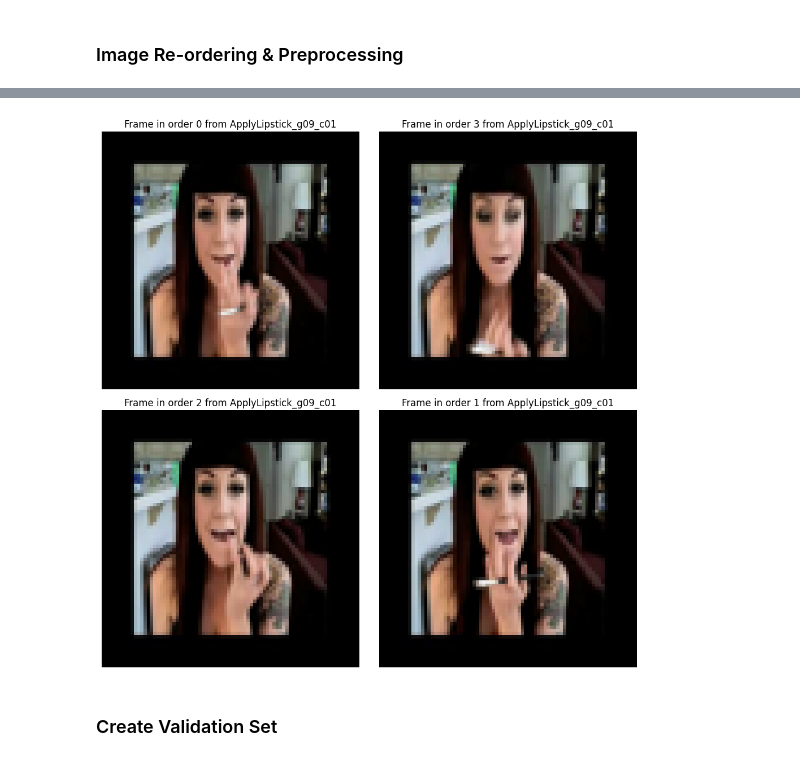
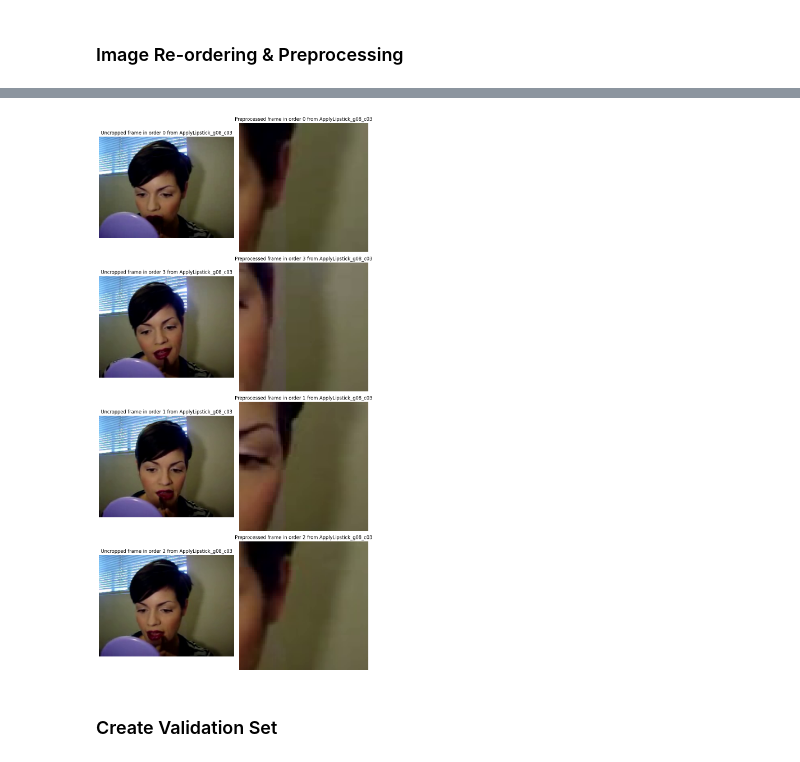
Before and after one commit to erikjsun/OPN-masterthesis, a Jupyter notebook: exjobb.ipynb, the cells around one changed output, grey strips where cells are left out. Saved outputs shown, nothing was run; the diff lists cells and outputs as text; code cells hidden in the pictures.

Commit message:
implemented spatial jittering

```diff
--- a/exjobb.ipynb
+++ b/exjobb.ipynb
@@ -286,14 +293,19 @@ class PreprocessedTemporalFourData(Dataset):
         # Convert the frame label to a PyTorch tensor
         frame_order_label = torch.tensor(frame_order_label)
 
+        # Define the jittering outside the loop
+        sjdis = 5
+        startx = np.random.randint(0, selected_frames[0].shape[1] - self.imagesize)
+        starty = np.random.randint(0, selected_frames[0].shape[0] - self.imagesize)
+        shift_x = np.random.randint(-sjdis, sjdis)
+        shift_y = np.random.randint(-sjdis, sjdis)
+
         preprocessed_frames = []
+        uncropped_frames = []
 
         for i, frame in enumerate(selected_frames):
             # Convert the numpy array to an image
             frame = Image.fromarray(frame.astype('uint8'))
-
-            # Resize the frame
-            frame = frame.resize((self.imagesize, self.imagesize))
 
             ## Ensure the frame has three channels
             #frame = frame.convert("RGB")
@@ -303,14 +315,18 @@ class PreprocessedTemporalFourData(Dataset):
 
             # Subtract the mean
             #frame = frame - self.mean #(TODO check if this is correct)
+            preprocessed_frame = self.spatial_jitter(frame, startx, starty, shift_x, shift_y)
+            #preprocessed_frame = self.preprocess(frame)
 
-            preprocessed_frame = self.preprocess(frame)
+            # Convert the frame to a PyTorch tensor and add it to the list
+            uncropped_frames.append(torch.from_numpy(frame.copy()))
 
             # Convert the frame to a PyTorch tensor and add it to the list
             preprocessed_frames.append(torch.from_numpy(preprocessed_frame.copy()))
 
         # Stack all the frames together into a single tensor
         preprocessed_frames = torch.stack(preprocessed_frames)
+        uncropped_frames = torch.stack(uncropped_frames)
 
         # Convert the video label to a PyTorch tensor
         action_label = torch.tensor(action_label)
@@ -318,30 +334,50 @@ class PreprocessedTemporalFourData(Dataset):
         # Convert the frames_canonical_order to a PyTorch tensor
         frames_canonical_order = torch.tensor(frames_canonical_order.copy())
 
-        return preprocessed_frames, frame_order_label, action_label, video_name, frames_canonical_order
+        return preprocessed_frames, frame_order_label, action_label, video_name, frames_canonical_order, uncropped_frames
 
     def preprocess(self, frame):
         # TODO Sample candidate tuples based on motion magnitude
         #frames = self.sample_frames_based_on_motion(video)
 
+        # Apply cropping
+
+        # Applying mirroring
+
         # Apply spatial jittering
-        frame = self.spatial_jitter(frame)
+        preprocessed_frame = self.spatial_jitter(frame)
 
         # Apply channel splitting
-        preprocessed_frame = self.channel_split(frame)
+        #preprocessed_frame = self.channel_split(frame)
 
-        return pre_processedframe
+        return preprocessed_frame
 
     def sample_frames_based_on_motion(self, video):
         # Implement this function based on how you want to sample frames based on motion magnitude
         pass
 
-    def spatial_jitter(self, frame):
-        # This is a simplified version of the spatial jittering code in the provided function
-        sjx = sjy = self.imagesize  # Assuming the frame is a square
-        startx = random.randint(0, frame.size[0]-sjx)
-        starty = random.randint(0, frame.size[1]-sjy)
-        return frame.crop((startx, starty, startx+sjx, starty+sjy))
+    def spatial_jitter(self, frame, startx, starty, shift_x, shift_y):
+        # Define the size of the crop
+        sjx = self.imagesize
+        sjy = self.imagesize
+
+        # Define the end coordinates of the crop
+        endx = startx + sjx
+        endy = starty + sjy
+
+        if startx + shift_x > 0 and endx + shift_x < frame.shape[1]:
+            newx = startx + shift_x
+        else:
+            newx = startx
+        if starty + shift_y > 0 and endy + shift_y < frame.shape[0]:
+            newy = starty + shift_y
+        else:
+            newy = starty
+
+        # Crop the image
+        frame = frame[newy:newy+sjy, newx:newx+sjx]
+
+        return frame
 
     def channel_split(self, frame):
         # This is a simplified version of the channel splitting code in the provided function
@@ -351,7 +387,7 @@ class PreprocessedTemporalFourData(Dataset):
         return frame
 
 def test_temporal_four(temporal_four, n):
-    input_frames, frame_order_label, action_label, video_name, frames_canonical_order = temporal_four[4]
+    input_frames, frame_order_label, action_label, video_name, frames_canonical_order, uncropped_frames = temporal_four[2]
     #print(type(input_frames))
     #print(preprocessed_frames)
     #print(input_frames.shape)
@@ -364,15 +400,21 @@ def test_temporal_four(temporal_four, n):
 
     # Now you can do something with preprocessed_frames, like check its shape
     #print(f"Shape of preprocessed_frames for index {0}: {preprocessed_frames[0][1].shape}")
-    fig, axs = plt.subplots(2, 2, figsize=(10, 10))
+    fig, axs = plt.subplots(4, 2, figsize=(10, 20))
 
-    for i, (frame) in enumerate(input_frames):
+    for i, (frame, uncropped_frame) in enumerate(zip(input_frames, uncropped_frames)):
         frame = frame.numpy()
+        uncropped_frame = uncropped_frame.numpy()
         print(frame.shape)
+        print(uncropped_frame.shape)
 
-        axs[i//2, i%2].imshow(frame)
-        axs[i//2, i%2].set_title(f'Frame in order {frames_canonical_order[i]} from {video_name}')
-        axs[i//2, i%2].axis('off')
+        axs[i, 0].imshow(uncropped_frame)
+        axs[i, 0].set_title(f'Uncropped frame in order {frames_canonical_order[i]} from {video_name}')
+        axs[i, 0].axis('off')
+
+        axs[i, 1].imshow(frame)
+        axs[i, 1].set_title(f'Preprocessed frame in order {frames_canonical_order[i]} from {video_name}')
+        axs[i, 1].axis('off')
 
     plt.tight_layout()
     plt.show()
@@ -390,4 +436,4 @@ test_temporal_four(temporal_four, amount_of_videos_to_load)
-[figure, old version]
+[figure, new version]
 # %% [markdown]
 ### Create Validation Set
 # %%
```
Also changed, not shown: parts of 5 cells of this notebook.
